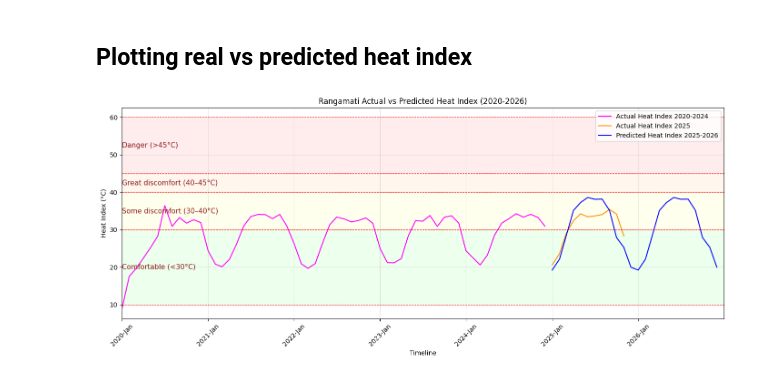
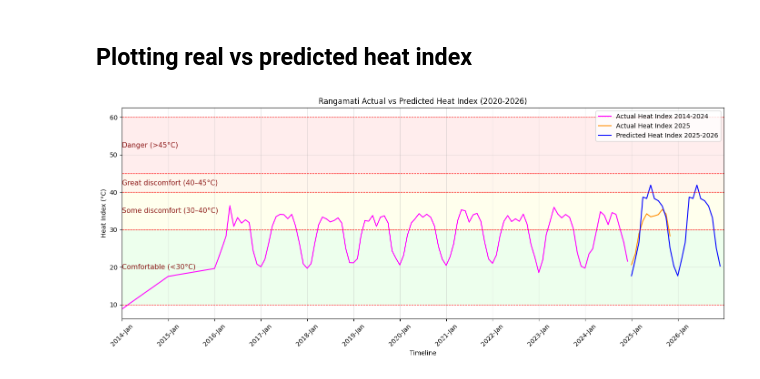
Before and after one commit to not-your-pancake/TCC_Journal, a Jupyter notebook: HI_WB_HS_HM_WBG/rangamati.ipynb, the cells around one changed output. Saved outputs shown, nothing was run; the diff lists cells and outputs as text; code cells hidden in the pictures.

```diff
--- a/HI_WB_HS_HM_WBG/rangamati.ipynb
+++ b/HI_WB_HS_HM_WBG/rangamati.ipynb
@@ -758,7 +789,7 @@ from sklearn.ensemble import RandomForestRegressor
 df = df_bandarban.copy() # [cite: 101]
 df['date'] = pd.to_datetime(df[['year', 'month', 'day']]) # [cite: 116]
 df_monthly_temp = df.set_index('date')['temperature(degree C)'].resample('MS').mean().reset_index()
-df_monthly_temp = df_monthly_temp.dropna()
+df_monthly_temp = df_monthly_temp.interpolate(method='linear').dropna() # Fill missing gaps using linear interpolation (common for weather data)
 
 # 2. Engineering Fourier Features for Seasonality
 # This replaces the need for interpolation/splines
@@ -2043,11 +2085,11 @@ df_bandarban_2024 = pd.read_csv("../1980-2024-dataset/Rangamati_historical_weath
 df = df_bandarban_2024.copy()
 df['date'] = pd.to_datetime(df[['year', 'month', 'day']])
 
-df_monthly_hum = df.set_index('date')['humidity'].resample('MS').mean().reset_index().dropna()
-# df_monthly_hum = df_monthly_hum.interpolate(method='linear').dropna()
+df_monthly_hum = df.set_index('date')['humidity'].resample('MS').mean().reset_index()
+df_monthly_hum = df_monthly_hum.interpolate(method='linear').dropna()
 
-df_monthly_temp = df.set_index('date')['temperature(degree C)'].resample('MS').mean().reset_index().dropna()
-# df_monthly_temp = df_monthly_temp.interpolate(method='linear').dropna()
+df_monthly_temp = df.set_index('date')['temperature(degree C)'].resample('MS').mean().reset_index()
+df_monthly_temp = df_monthly_temp.interpolate(method='linear').dropna()
 
 df_HI_2024 = pd.DataFrame()
 df_HI_2024['date'] = df_monthly_temp['date']
@@ -2064,11 +2106,11 @@ def calculate_heat_index(temperature_c, humidity):
     if 0.0 <= h <= 1.0:
         h = h * 100.0
 
-    t_f = t_c * 9/5 + 32
+    t_f = t_c * 9.0/5.0 + 32.0
 
-    hi = 0.5 * (t_f + 61 + ((t_f - 68) * 1.2) + (h * 0.094))
+    hi = 0.5 * (t_f + 61.0 + ((t_f - 68.0) * 1.2) + (h * 0.094))
 
-    if hi >= 80:
+    if hi >= 80.0:
         T = t_f
         R = h
         hi = (-42.379 + 2.04901523*T + 10.14333127*R
@@ -2076,7 +2118,7 @@ def calculate_heat_index(temperature_c, humidity):
               - 5.481717e-2*R**2 + 1.22874e-3*T**2*R
               + 8.5282e-4*T*R**2 - 1.99e-6*T**2*R**2)
 
-    hi_c = (hi - 32) * 5/9
+    hi_c = (hi - 32.0) * 5.0/9.0
     return hi_c
 
 
@@ -2087,5 +2129,5 @@ df_HI_2024['heat_index_C'] = df_HI_2024.apply(
 )
 
 
-print(df_HI_2024)
+df_HI_2024.tail(30)
 # %% [output]
@@ -2113,11 +2158,11 @@ df_bandarban_2025 = pd.read_csv("../2025-dataset/Rangamati_historical_weather_20
 df = df_bandarban_2025.copy()
 df['date'] = pd.to_datetime(df[['year', 'month', 'day']])
 
-df_monthly_hum = df.set_index('date')['humidity'].resample('MS').mean().reset_index().dropna()
-# df_monthly_hum = df_monthly_hum.interpolate(method='linear').dropna()
+df_monthly_hum = df.set_index('date')['humidity'].resample('MS').mean().reset_index()
+df_monthly_hum = df_monthly_hum.interpolate(method='linear').dropna()
 
-df_monthly_temp = df.set_index('date')['temperature(degree C)'].resample('MS').mean().reset_index().dropna()
-# df_monthly_temp = df_monthly_temp.interpolate(method='linear').dropna()
+df_monthly_temp = df.set_index('date')['temperature(degree C)'].resample('MS').mean().reset_index()
+df_monthly_temp = df_monthly_temp.interpolate(method='linear').dropna()
 
 df_HI_2025 = pd.DataFrame()
 df_HI_2025['date'] = df_monthly_temp['date']
@@ -2134,11 +2179,11 @@ def calculate_heat_index(temperature_c, humidity):
     if 0.0 <= h <= 1.0:
         h = h * 100.0
 
-    t_f = t_c * 9/5 + 32
+    t_f = t_c * 9.0/5.0 + 32.0
 
-    hi = 0.5 * (t_f + 61 + ((t_f - 68) * 1.2) + (h * 0.094))
+    hi = 0.5 * (t_f + 61.0 + ((t_f - 68.0) * 1.2) + (h * 0.094))
 
-    if hi >= 80:
+    if hi >= 80.0:
         T = t_f
         R = h
         hi = (-42.379 + 2.04901523*T + 10.14333127*R
@@ -2146,7 +2191,7 @@ def calculate_heat_index(temperature_c, humidity):
               - 5.481717e-2*R**2 + 1.22874e-3*T**2*R
               + 8.5282e-4*T*R**2 - 1.99e-6*T**2*R**2)
 
-    hi_c = (hi - 32) * 5/9
+    hi_c = (hi - 32.0) * 5.0/9.0
     return hi_c
 
 
@@ -2256,7 +2301,7 @@ plt.figure(figsize=(14,6))
 
 # --- Ensure datetime index for monthly data ---
 df_HI_2024 = df_HI_2024.copy()
-df_HI_2024['date'] = pd.date_range(start='2020-01-01', periods=len(df_HI_2024), freq='MS')
+df_HI_2024['date'] = pd.date_range(start='2014-01-01', periods=len(df_HI_2024), freq='MS')
 df_HI_2024 = df_HI_2024.set_index('date')
 
 df_HI_2025 = df_HI_2025.copy()
@@ -2268,13 +2313,13 @@ df_HI['date'] = pd.date_range(start='2025-01-01', periods=len(df_HI), freq='MS')
 df_HI = df_HI.set_index('date')
 
 # --- Filter ranges ---
-df_HI_2024_plot = df_HI_2024.loc['2020-01-01':'2024-12-31']
+df_HI_2024_plot = df_HI_2024.loc['2014-01-01':'2024-12-31']
 df_HI_2025_plot = df_HI_2025.loc['2025-01-01':'2025-12-31']
 df_HI_pred_plot = df_HI.loc['2025-01-01':'2026-12-31']
 
 # --- Plot actual vs predicted ---
 plt.plot(df_HI_2024_plot.index, df_HI_2024_plot['heat_index_C'],
-         label='Actual Heat Index 2020-2024', color='magenta')
+         label='Actual Heat Index 2014-2024', color='magenta')
 
 plt.plot(df_HI_2025_plot.index, df_HI_2025_plot['heat_index_C'],
          label='Actual Heat Index 2025', color='darkorange')
@@ -2294,32 +2339,32 @@ bands = [
     (40, 45, "Great discomfort (40–45°C)", (1, 0.5, 0, 0.07)),
     (45, 60, "Danger (>45°C)", (1, 0, 0, 0.07))
 ]
 
 ax = plt.gca()
 for low, high, label, color in bands:
     ax.axhspan(low, high, facecolor=color, edgecolor=None)
     plt.axhline(y=low, color='red', linestyle='--', linewidth=0.8)
     plt.axhline(y=high, color='red', linestyle='--', linewidth=0.8)
     plt.text(
         x=df_HI_2024_plot.index.min(),
         y=(low + high)/2,
         s=label,
         fontsize=11,
         color="maroon",
         va="center",
         ha="left",
         alpha=0.9
     )
 
 # --- X-axis formatting ---
 plt.gca().xaxis.set_major_locator(mdates.YearLocator())
 plt.gca().xaxis.set_major_formatter(mdates.DateFormatter('%Y-%b'))
 plt.xticks(rotation=45)
 plt.grid(alpha=0.3)
-plt.xlim(pd.Timestamp('2020-01-01'), pd.Timestamp('2026-12-31'))
+plt.xlim(pd.Timestamp('2014-01-01'), pd.Timestamp('2026-12-31'))
 
 plt.legend()
 plt.tight_layout()
 plt.show()
 # %% [output]
-[figure, old version]
+[figure, new version]
```
Also changed, not shown: parts of 22 cells of this notebook, 4 other files.
